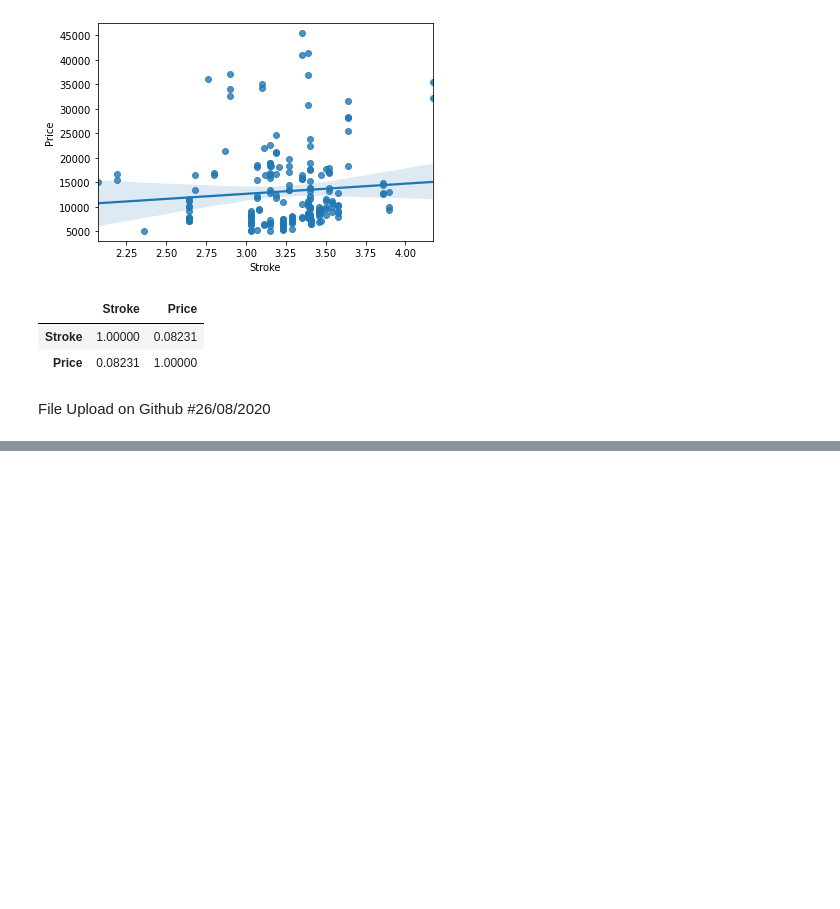
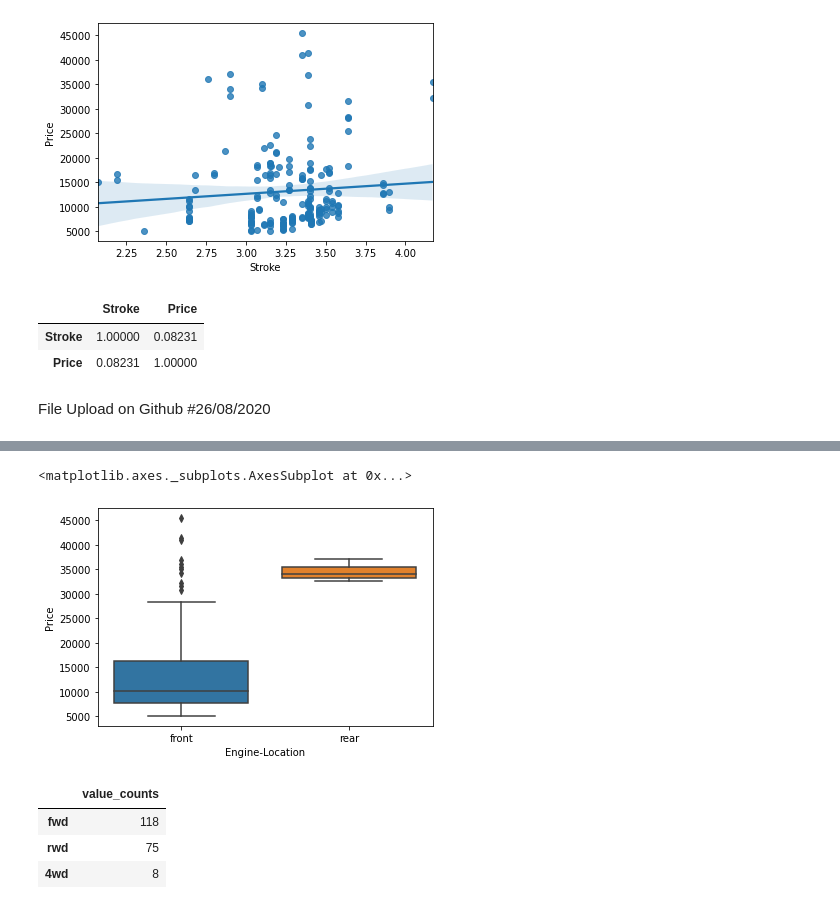
Before and after one commit to mebkdas/Python, a Jupyter notebook: 11908440_ML.ipynb, the cells around one changed output, grey strips where cells are left out. Cells and saved outputs as stored; diff of their text form; code cells hidden in the pictures; blank space fills up the shorter version.

```diff
--- a/11908440_ML.ipynb
+++ b/11908440_ML.ipynb
@@ -403,0 +409,14 @@ File Upload on Github #26/08/2020
+# %%
+sns.boxplot(x="Engine-Location",y="Price",data=df)
+# %% [output]
+<matplotlib.axes._subplots.AxesSubplot at 0x...>
+[figure, added]
+# %%
+drive_wheels_counts = df['Drive-Wheels'].value_counts().to_frame()
+drive_wheels_counts.rename(columns={'Drive-Wheels': 'value_counts'},inplace=True)
+drive_wheels_counts
+# %% [output]
+|  | value_counts |
+| fwd | 118 |
+| rwd | 75 |
+| 4wd | 8 |
```
Also changed, not shown: parts of 4 cells of this notebook.
